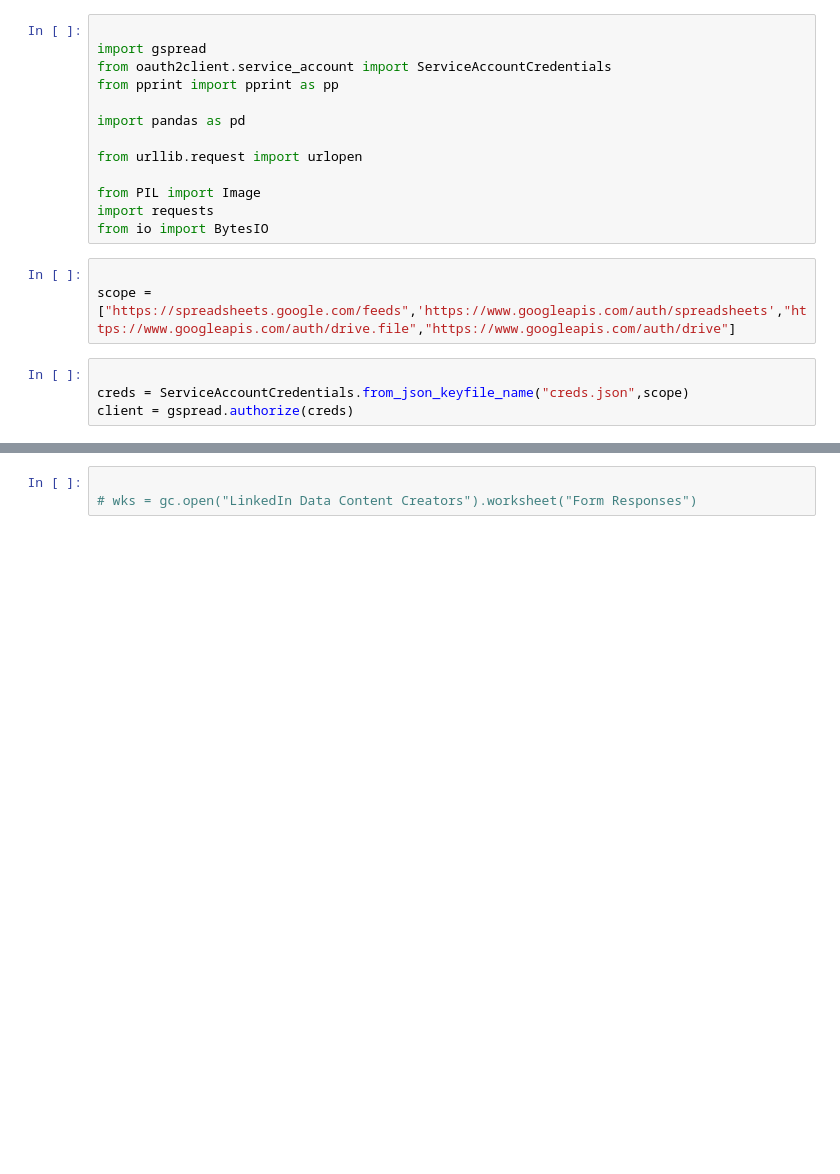
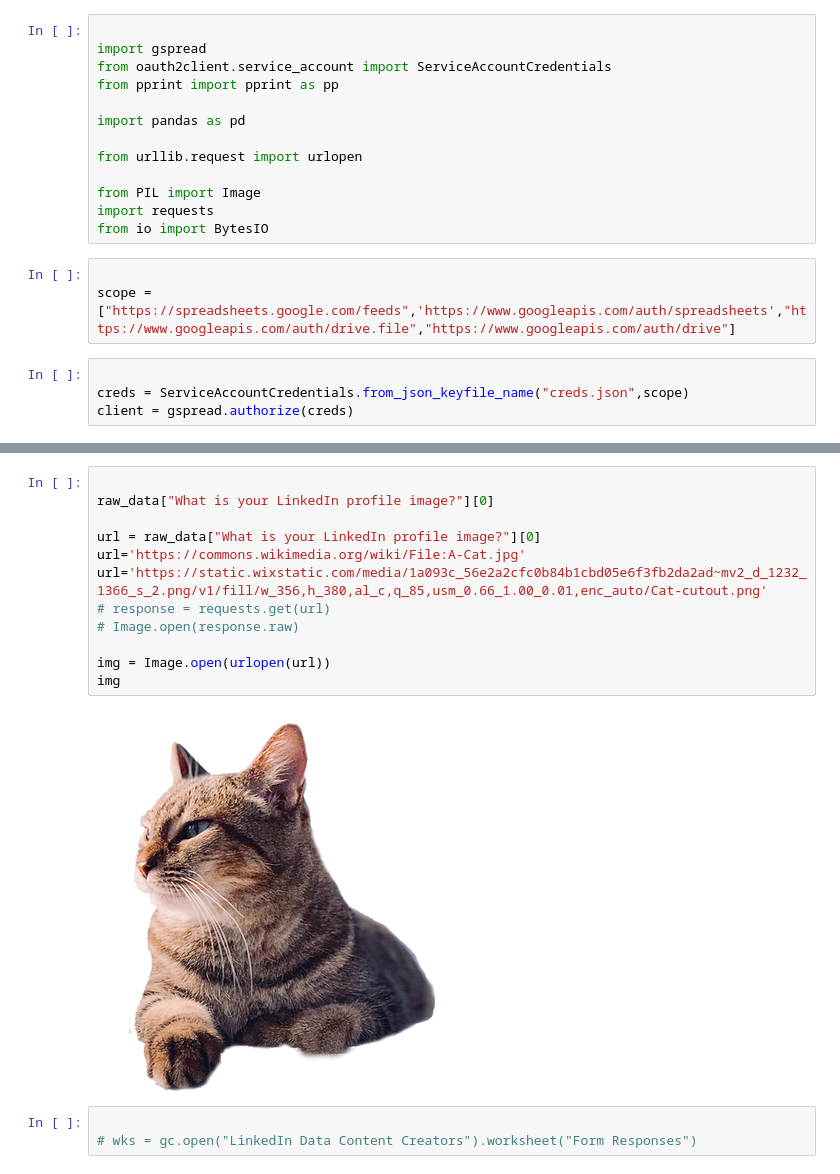
Before and after one commit to christianwanser/LinkedIn-Content-Creators, a Jupyter notebook: testing gspread.ipynb, the cells around one changed output, grey strips where cells are left out. Drawn from its saved outputs; the diff is of its cells as text; blank space fills up the shorter version.

```diff
--- a/testing gspread.ipynb
+++ b/testing gspread.ipynb
@@ -47,3 +34,17 @@ UnidentifiedImageError: cannot identify image file <_io.BytesIO object at 0x...>
+# %%
+
+raw_data["What is your LinkedIn profile image?"][0]
+
+url = raw_data["What is your LinkedIn profile image?"][0]
+url='https://commons.wikimedia.org/wiki/File:A-Cat.jpg'
+url='https://static.wixstatic.com/media/1a093c_56e2a2cfc0b84b1cbd05e6f3fb2da2ad~mv2_d_1232_1366_s_2.png/v1/fill/w_356,h_380,al_c,q_85,usm_0.66_1.00_0.01,enc_auto/Cat-cutout.png'
+# response = requests.get(url)
+# Image.open(response.raw)
+
+img = Image.open(urlopen(url))
+img
+# %% [output]
+[figure, added]
 # %%
 
 # wks = gc.open("LinkedIn Data Content Creators").worksheet("Form Responses")
```
Also changed, not shown: parts of 5 cells of this notebook, 1 other file.
